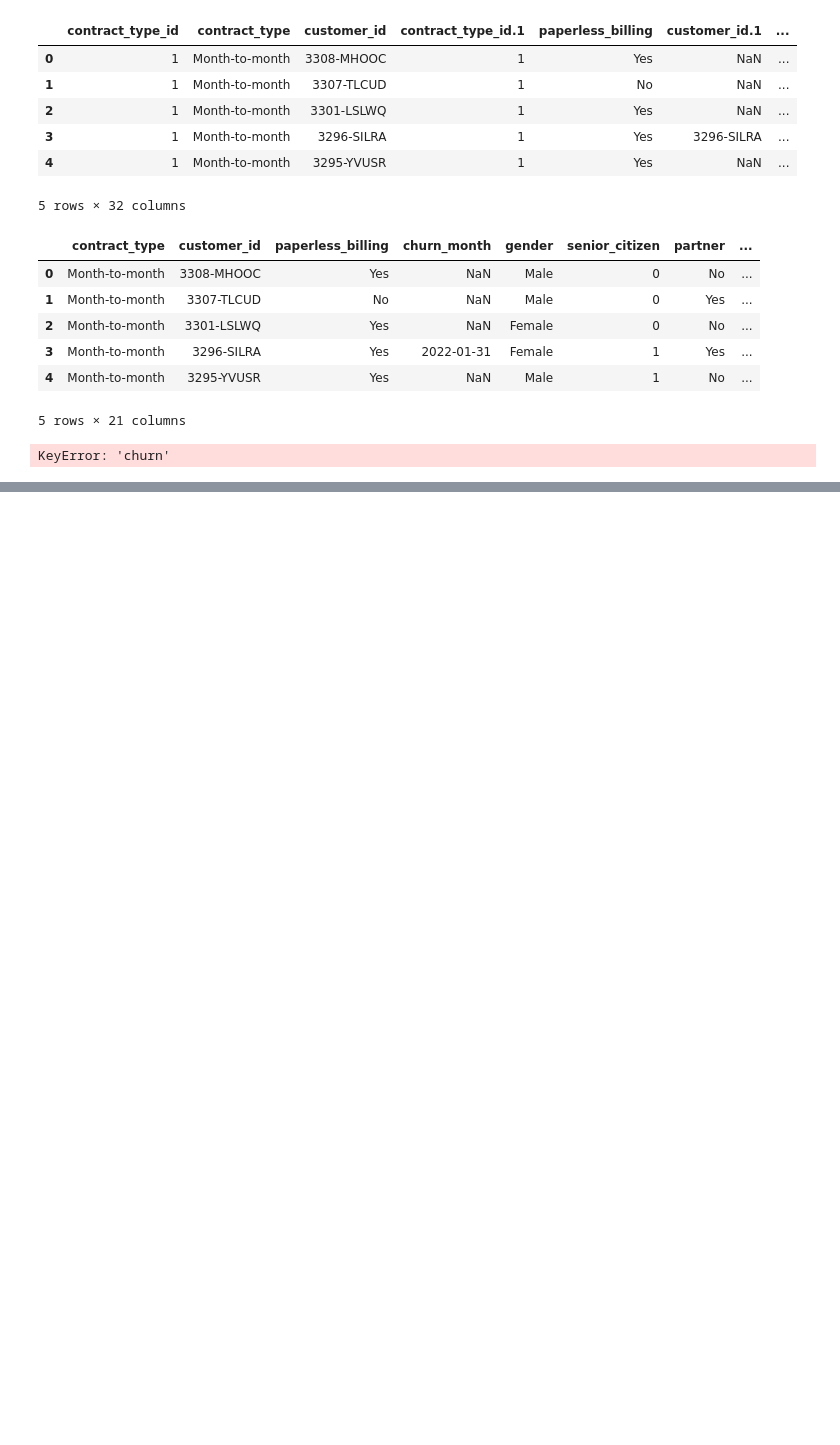
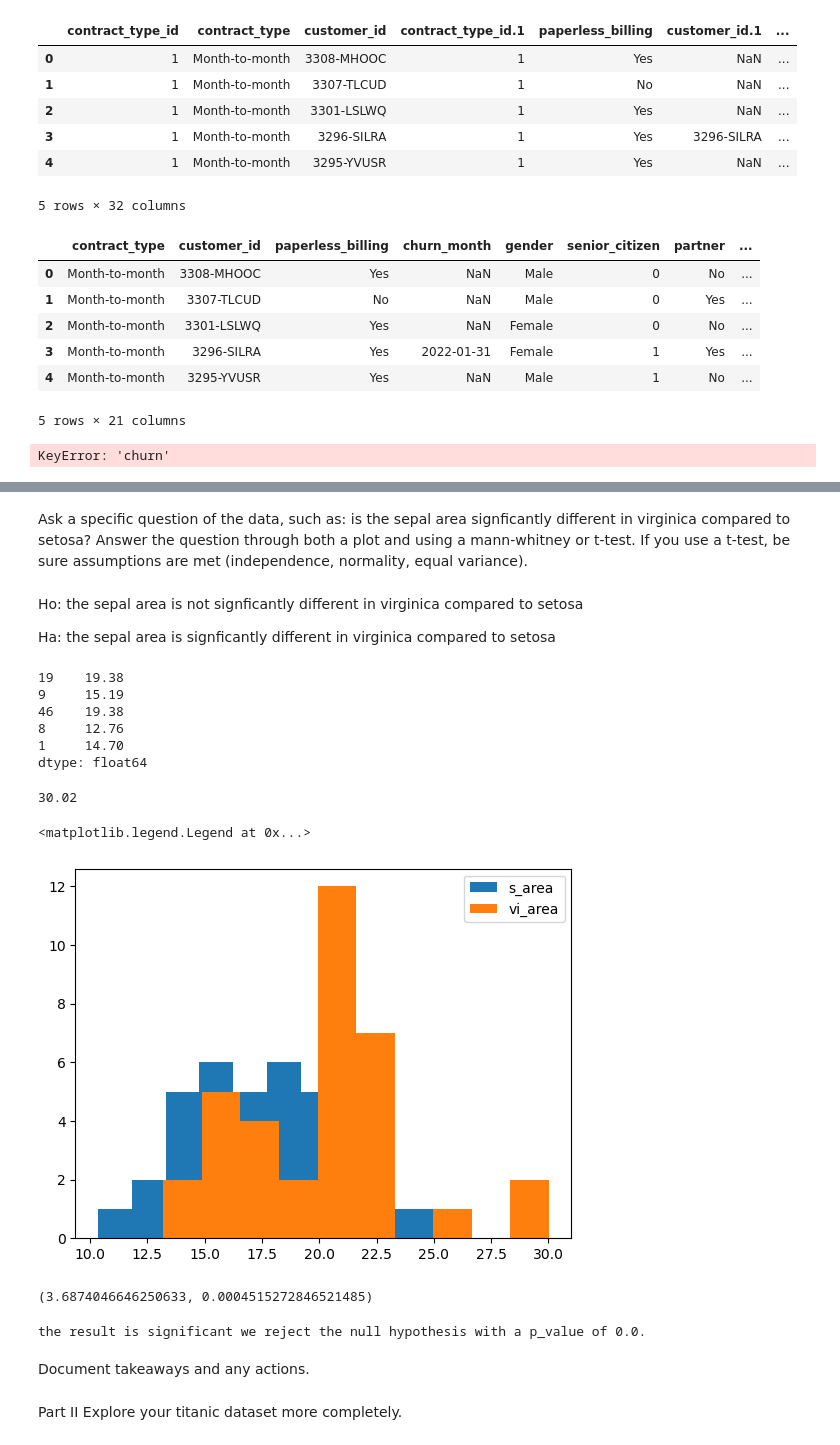
Before and after one commit to Msalazar2/classification-exercises, a Jupyter notebook: classification_exercises.ipynb, the cells around one changed output, grey strips where cells are left out. Cells and saved outputs as stored; diff of their text form; code cells hidden in the pictures; blank space fills up the shorter version.

```diff
--- a/classification_exercises.ipynb
+++ b/classification_exercises.ipynb
@@ -896,0 +857,42 @@ Document takeaways and any actions.
+# %% [markdown]
+Ask a specific question of the data, such as: is the sepal area signficantly different in virginica compared to setosa? Answer the question through both a plot and using a mann-whitney or t-test. If you use a t-test, be sure assumptions are met (independence, normality, equal variance).
+# %% [markdown]
+Ho: the sepal area is not signficantly different in virginica compared to setosa
+
+Ha: the sepal area is signficantly different in virginica compared to setosa
+# %%
+s_area = (train[train.species == 'setosa'].sepal_length)*(train[train.species == 'setosa'].sepal_width)
+s_area.head()
+# %% [output]
+19    19.38
+9     15.19
+46    19.38
+8     12.76
+1     14.70
+dtype: float64
+# %%
+vi_area = (train[train.species == 'virginica'].sepal_length)*(train[train.species == 'virginica'].sepal_width)
+vi_area.max()
+# %% [output]
+30.02
+# %%
+plt.hist(s_area, label = 's_area')
+plt.hist(vi_area, label = 'vi_area')
+plt.legend()
+# %% [output]
+<matplotlib.legend.Legend at 0x...>
+[figure, added]
+# %%
+t, p = stats.ttest_ind(vi_area, s_area)
+t, p
+# %% [output]
+(3.6874046646250633, 0.0004515272846521485)
+# %%
+acquire.eval_p(p)
+# %% [output]
+the result is significant we reject the null hypothesis with a p_value of 0.0.
+# %% [markdown]
+Document takeaways and any actions.
+# %% [markdown]
+Part II
+Explore your titanic dataset more completely.
```
Also changed, not shown: parts of 90 cells of this notebook, 2 other files.
